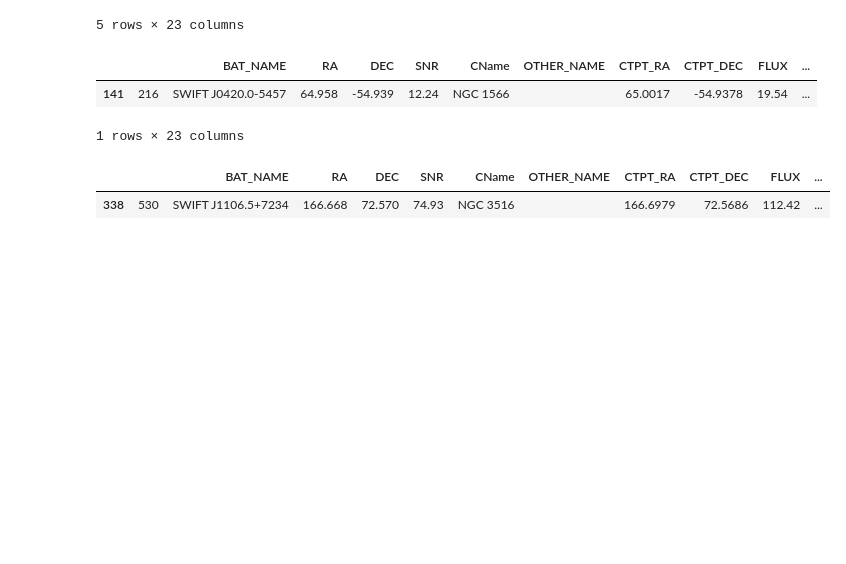
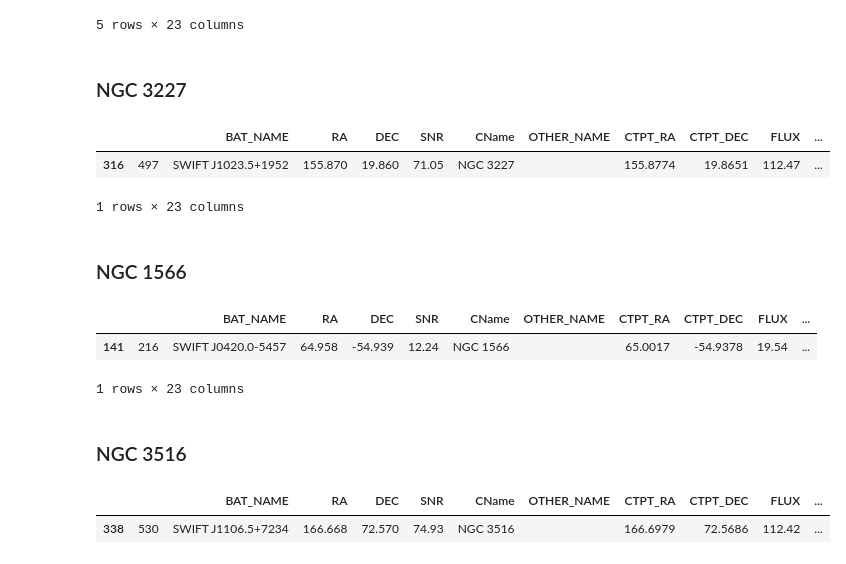
Before and after one commit to brettlv/brettlv.github.io, a Jupyter notebook: pythoncode/changinglookAGN/BAT_105m_catalog_07jul2019.ipynb, the cells around one changed output. Cells and saved outputs as stored; diff of their text form; code cells hidden in the pictures; blank space fills up the shorter version.

```diff
--- a/pythoncode/changinglookAGN/BAT_105m_catalog_07jul2019.ipynb
+++ b/pythoncode/changinglookAGN/BAT_105m_catalog_07jul2019.ipynb
@@ -342,6 +342,16 @@ BAT_105m_Seyfert[:5]
 | 3 | 4 | SWIFT J0003.3+2737 | 0.856 | 27.643 | 5.98 | 2MASX J00032742+2739173 |  | 0.8643 | 27.6548 | 10.29 | ... |
 | 4 | 5 | SWIFT J0005.0+7021 | 0.934 | 70.358 | 8.52 | 2MASX J00040192+7019185 |  | 1.0082 | 70.3217 | 13.41 | ... |
 5 rows × 23 columns
+# %% [markdown]
+### NGC 3227
+# %%
+BAT_105m_Seyfert[BAT_105m_Seyfert['CName'].str.contains('NGC 3227')]
+# %% [output]
+|  |  | BAT_NAME | RA | DEC | SNR | CName | OTHER_NAME | CTPT_RA | CTPT_DEC | FLUX | ... |
+| 316 | 497 | SWIFT J1023.5+1952 | 155.870 | 19.860 | 71.05 | NGC 3227 |  | 155.8774 | 19.8651 | 112.47 | ... |
+1 rows × 23 columns
+# %% [markdown]
+### NGC 1566
 # %%
 BAT_105m_Seyfert[BAT_105m_Seyfert['CName'].str.contains('NGC 1566')]
 # %% [output]
@@ -353,3 +361,5 @@ BAT_105m_Seyfert[BAT_105m_Seyfert['CName'].str.contains('NGC 1566')]
+# %% [markdown]
+### NGC 3516
 # %%
 BAT_105m_Seyfert[BAT_105m_Seyfert['CName'].str.contains('NGC 3516')]
 # %% [output]
```
Also changed, not shown: parts of 31 cells of this notebook, 21 other files.
